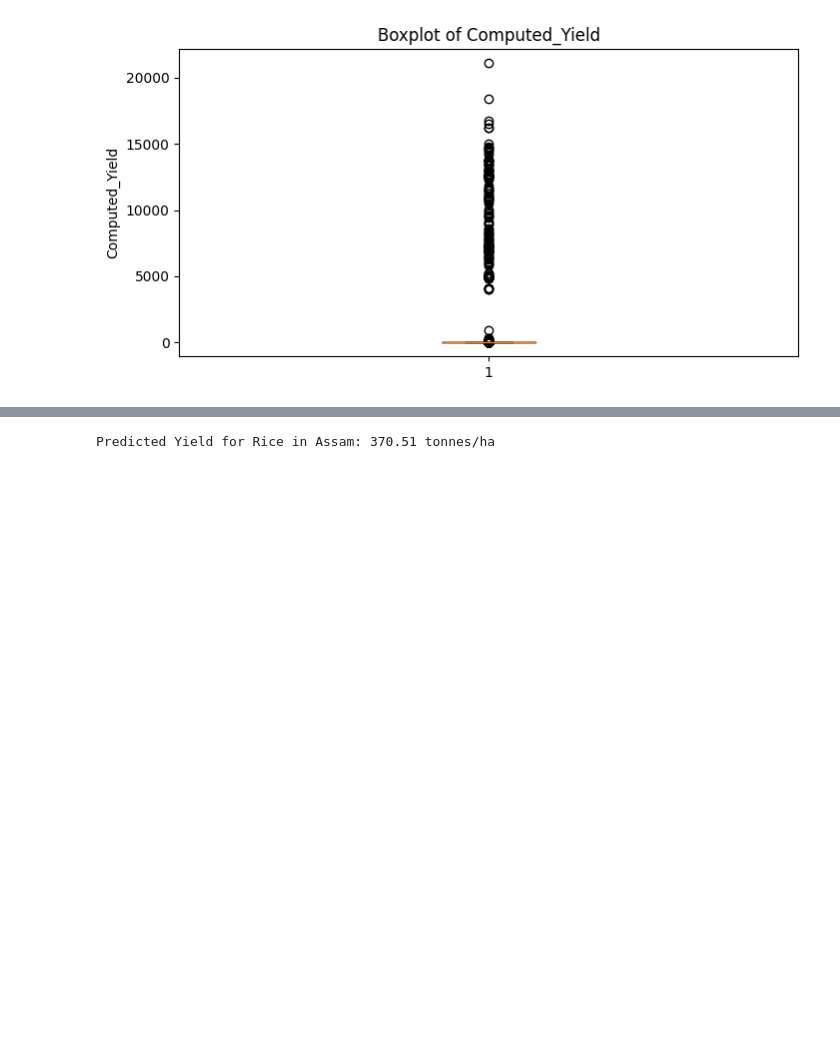
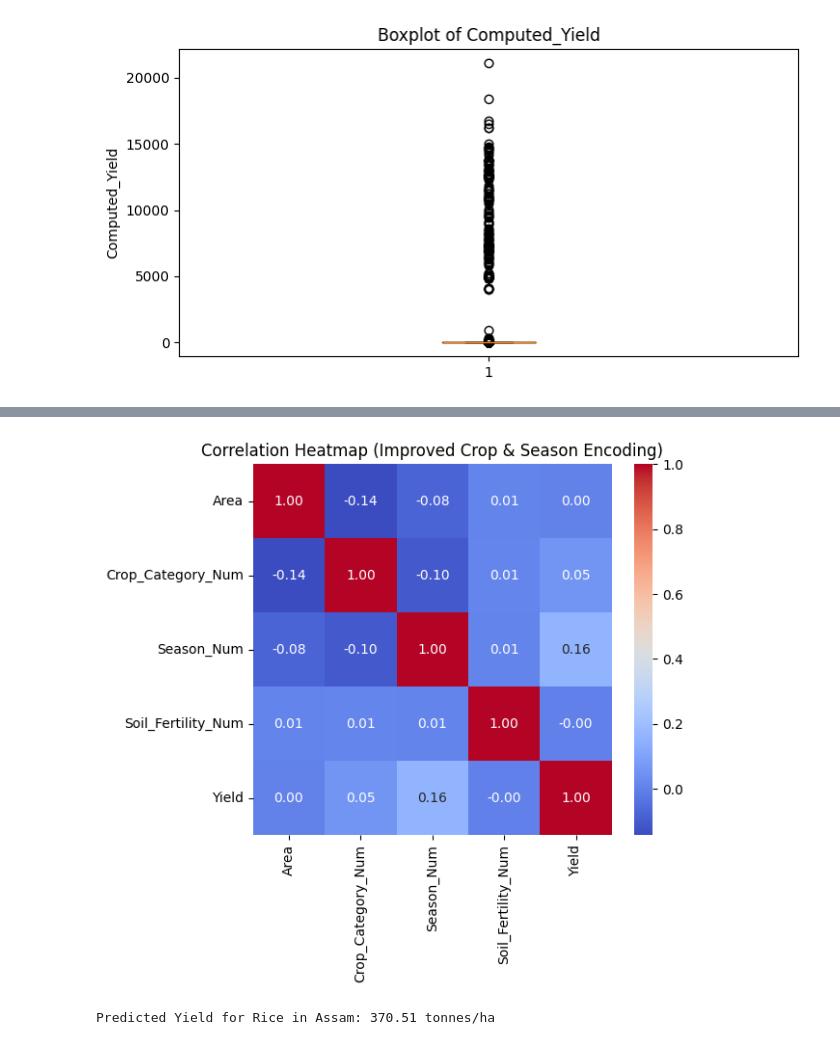
Before and after one commit to tarun1208/BasicML, a Jupyter notebook: soil.ipynb, the cells around one changed output, grey strips where cells are left out. Cells and saved outputs as stored; diff of their text form; code cells hidden in the pictures; blank space fills up the shorter version.

```diff
--- a/soil.ipynb
+++ b/soil.ipynb
@@ -454 +495,49 @@ MAE: 15.486722193169895
+# %%
+import pandas as pd
+
+# --- Step 1: Define crop categories ---
+crop_groups = {
+    "Cereals": ["Rice", "Wheat", "Maize", "Barley", "Jowar", "Bajra"],
+    "Pulses": ["Gram", "Tur", "Urad", "Moong", "Lentil"],
+    "Oilseeds": ["Groundnut", "Mustard", "Sunflower", "Soybean", "Sesamum"],
+    "Cash Crops": ["Cotton", "Sugarcane", "Jute", "Tobacco"],
+    "Fruits/Vegetables": ["Mango", "Banana", "Potato", "Tomato", "Onion"]
+}
+
+def map_crop(crop_name):
+    for group, crops in crop_groups.items():
+        if crop_name in crops:
+            return group
+    return "Other"   # fallback for crops not listed
+
+df["Crop_Category"] = df["Crop"].apply(map_crop)
+
+# --- Step 2: Encode seasons ---
+season_map = {
+    "Kharif": 1,
+    "Rabi": 2,
+    "Zaid": 3,
+    "Summer": 3,
+    "Whole Year": 4,
+    "Annual": 4
+}
+df["Season_Num"] = df["Season"].map(season_map)
+
+# --- Step 3: Label encode crop category ---
+from sklearn.preprocessing import LabelEncoder
+encoder = LabelEncoder()
+df["Crop_Category_Num"] = encoder.fit_transform(df["Crop_Category"])
+
+# --- Step 4: Correlation heatmap ---
+import seaborn as sns
+import matplotlib.pyplot as plt
+
+corr = df[["Area", "Crop_Category_Num", "Season_Num", "Soil_Fertility_Num", "Yield"]].corr()
+
+plt.figure(figsize=(6,5))
+sns.heatmap(corr, annot=True, cmap="coolwarm", cbar=True, fmt=".2f")
+plt.title("Correlation Heatmap (Improved Crop & Season Encoding)")
+plt.show()
+# %% [output]
+[figure, added]
 # %%
```
Also changed, not shown: parts of 4 cells of this notebook.
